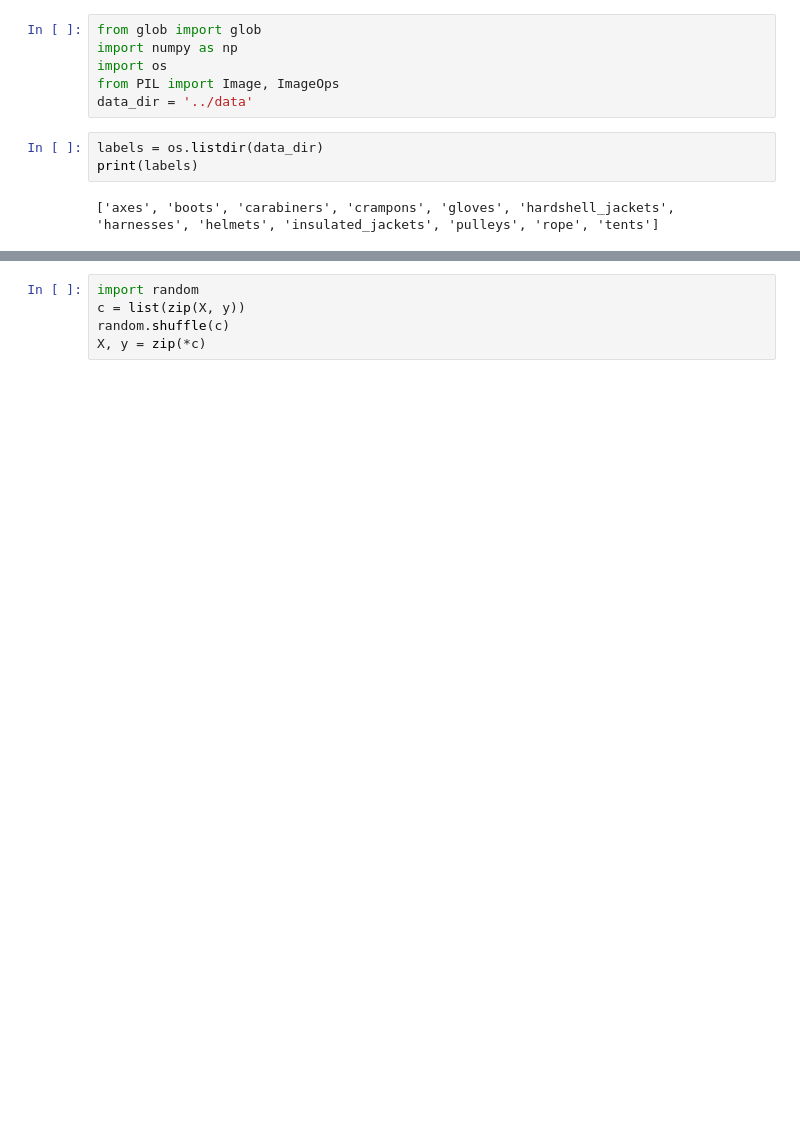
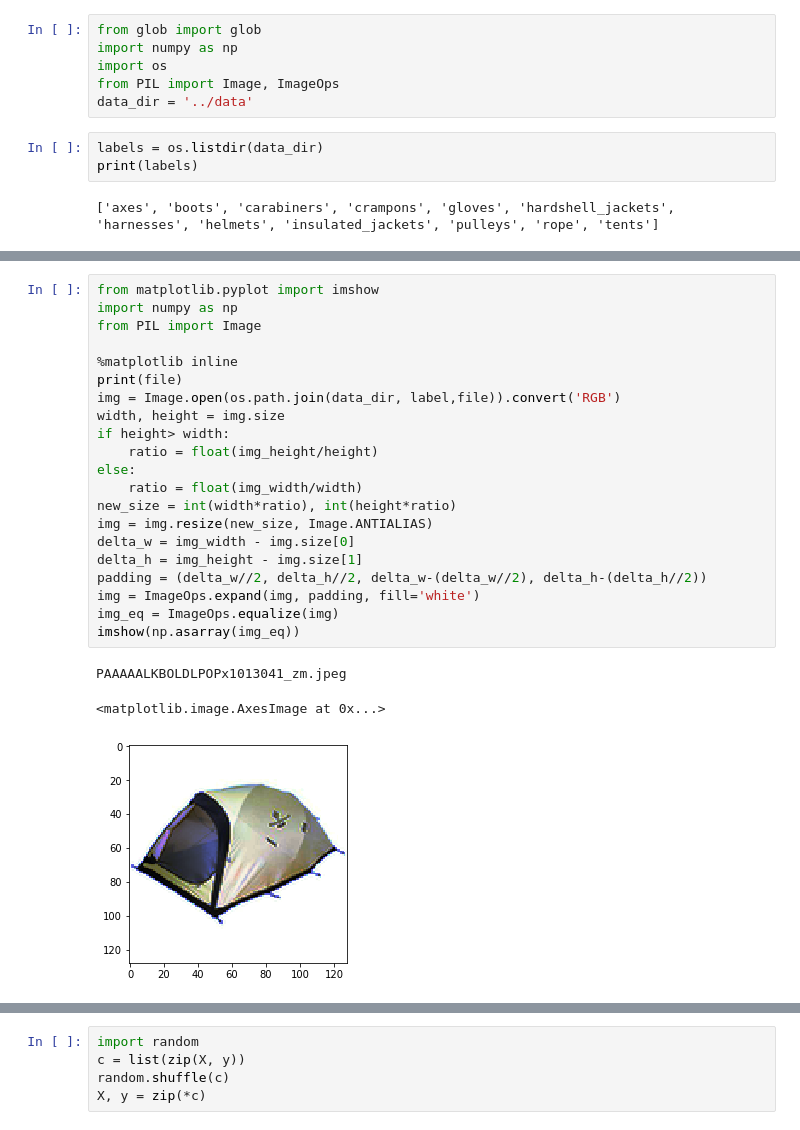
Before and after one commit to gvalero/OpenHachkCoding, a Jupyter notebook: notebooks/classification.ipynb, the cells around one changed output, grey strips where cells are left out. Drawn from its saved outputs; the diff is of its cells as text; blank space fills up the shorter version.

```diff
--- a/notebooks/classification.ipynb
+++ b/notebooks/classification.ipynb
@@ -35,0 +51,25 @@ for label in labels:
+# %%
+from matplotlib.pyplot import imshow
+import numpy as np
+from PIL import Image
+
+%matplotlib inline
+print(file)
+img = Image.open(os.path.join(data_dir, label,file)).convert('RGB')
+width, height = img.size
+if height> width:
+    ratio = float(img_height/height)
+else:
+    ratio = float(img_width/width)
+new_size = int(width*ratio), int(height*ratio)
+img = img.resize(new_size, Image.ANTIALIAS)
+delta_w = img_width - img.size[0]
+delta_h = img_height - img.size[1]
+padding = (delta_w//2, delta_h//2, delta_w-(delta_w//2), delta_h-(delta_h//2))
+img = ImageOps.expand(img, padding, fill='white')
+img_eq = ImageOps.equalize(img)
+imshow(np.asarray(img_eq))
+# %% [output]
+PAAAAALKBOLDLPOPx1013041_zm.jpeg
+<matplotlib.image.AxesImage at 0x...>
+[figure, added]
```
Also changed, not shown: parts of 10 cells of this notebook.
